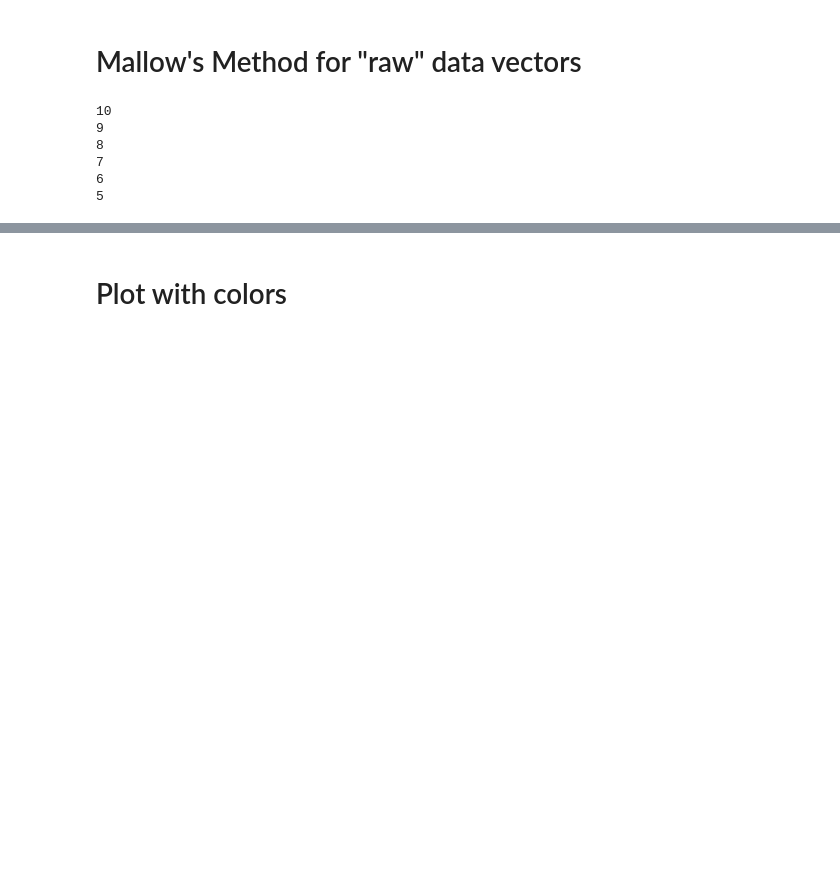
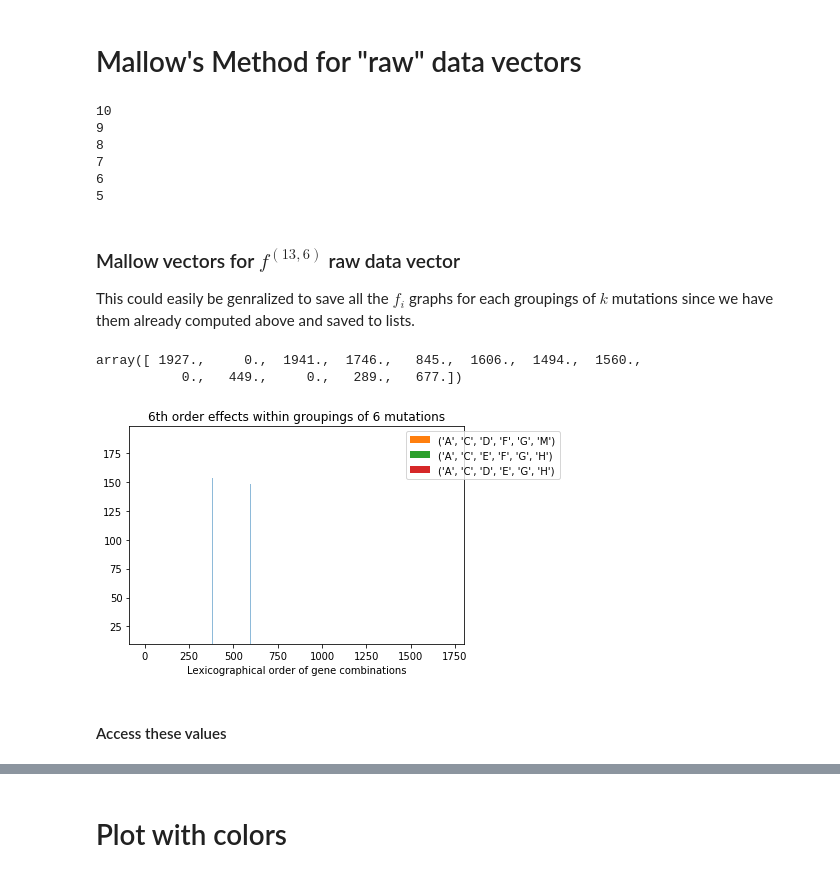
Before and after one commit to LillianGonzalezAlbino/FourierAnalysis, a Jupyter notebook: Spectral-Analysis-Reduced-Dataset(or).ipynb, the cells around one changed output, grey strips where cells are left out. Drawn from its saved outputs; the diff is of its cells as text; code cells hidden in the pictures; blank space fills up the shorter version.

Commit message:
added some cool tools to extract values

```diff
--- a/Spectral-Analysis-Reduced-Dataset(or).ipynb
+++ b/Spectral-Analysis-Reduced-Dataset(or).ipynb
@@ -643,2 +644,12 @@ color_peaks(MalList[6], order = 6, k = 6, n_max_peak = 3, n_min_peak = 3)
 # %% [markdown]
 #### Fucntions for accesing spcefic values in the averaged $f^6_i$ where $i=1,...,6$
+# %%
+# match values with ids
+IDMalList = []
+for order in range(1,len(MalList)):
+    fi = MalList[order]
+    newfi = []
+    lexOrder = alphabet_choose_k(list(range(13)), order)
+    for i in range(len(fi)):
+        newfi.append( (lexOrder[i], fi[i]) )
+    IDMalList.append(newfi)
@@ -980,3 +992,23 @@ for i in range(len(MallowRawVec2)):
 7
 6
 5
+# %% [markdown]
+### Mallow vectors for $f^{(13,6)}$ raw data vector
+This could easily be genralized to save all the $f_i$ graphs for each groupings of $k$ mutations since we have them already computed above and saved to lists.
+# %%
+MallowRawVec2[0][1][0]
+# %% [output]
+array([ 1927.,     0.,  1941.,  1746.,   845.,  1606.,  1494.,  1560.,
+           0.,   449.,     0.,   289.,   677.])
+# %%
+# Plot Raw Mallow Vectors
+f6 = MallowRawVec2[0][1]
+len(f6)
+# plot f^6_1, f^6_2,..., f^6_6
+k = 6
+# order range from 1 to 6
+color_peaks(f6[5], order = 6, k = 6, n_max_peak = 3, n_min_peak = 0)
+# %% [output]
+[figure, added]
+# %% [markdown]
+#### Access these values
```
Also changed, not shown: parts of 11 cells of this notebook.
